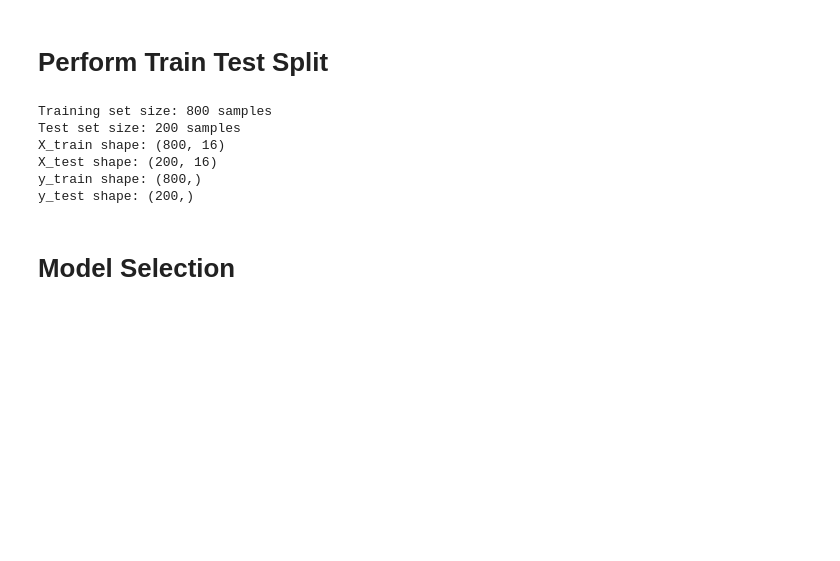
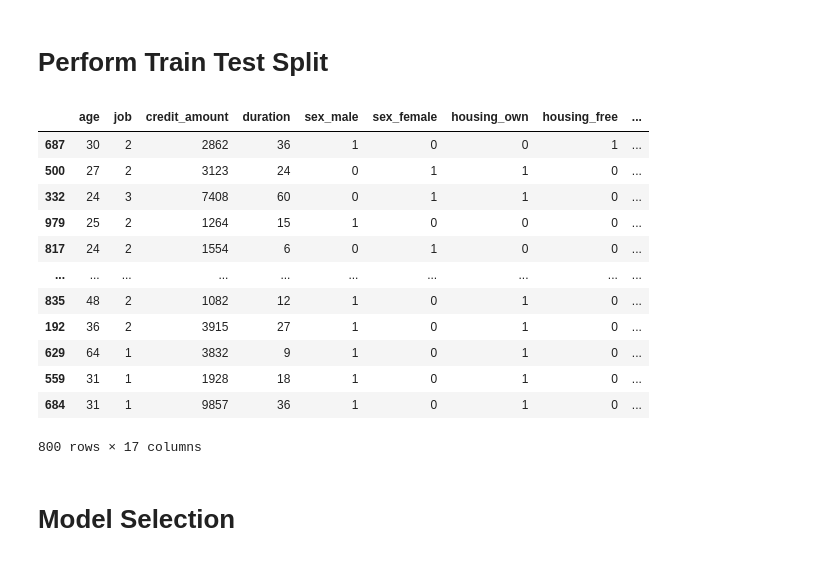
Before and after one commit to lora0412/ML-Model-Classification-for_German-Bank-Credit-Risk-Prediction, a Jupyter notebook: notebooks/German_Credit_Analysis_0619_toan.ipynb, the cells around one changed output. Saved outputs shown, nothing was run; the diff lists cells and outputs as text; code cells hidden in the pictures; blank space fills up the shorter version.

```diff
--- a/notebooks/German_Credit_Analysis_0619.ipynb
+++ b/notebooks/German_Credit_Analysis_0619_toan.ipynb
@@ -807,30 +827,29 @@ from sklearn.neighbors import KNeighborsClassifier
 from sklearn.metrics import accuracy_score, confusion_matrix, classification_report
 # %% [markdown]
 # Perform Train Test Split
-# %%
-# Separate features and target
-X = df_final.drop(columns=['risk'])
-y = df_final['risk']
-
-# Perform the train-test split
-X_train, X_test, y_train, y_test = train_test_split(X, y, test_size=0.2, random_state=0)
-
-# Check the sizes of the splits
-print(f"Training set size: {X_train.shape[0]} samples")
-print(f"Test set size: {X_test.shape[0]} samples")
-
-# Display the shapes of the splits to verify
-print(f"X_train shape: {X_train.shape}")
-print(f"X_test shape: {X_test.shape}")
-print(f"y_train shape: {y_train.shape}")
-print(f"y_test shape: {y_test.shape}")
-# %% [output]
-Training set size: 800 samples
-Test set size: 200 samples
-X_train shape: (800, 16)
-X_test shape: (200, 16)
-y_train shape: (800,)
-y_test shape: (200,)
+# %%
+# Separate features and target
+features = df_final.drop(columns=['risk'])
+target = df_final['risk']
+
+# Perform the train-test split
+X_train, X_test, y_train, y_test = train_test_split(features, target, test_size=0.2, random_state=0)
+# %%
+X_train
+# %% [output]
+|  | age | job | credit_amount | duration | sex_male | sex_female | housing_own | housing_free | ... |
+| 687 | 30 | 2 | 2862 | 36 | 1 | 0 | 0 | 1 | ... |
+| 500 | 27 | 2 | 3123 | 24 | 0 | 1 | 1 | 0 | ... |
+| 332 | 24 | 3 | 7408 | 60 | 0 | 1 | 1 | 0 | ... |
+| 979 | 25 | 2 | 1264 | 15 | 1 | 0 | 0 | 0 | ... |
+| 817 | 24 | 2 | 1554 | 6 | 0 | 1 | 0 | 0 | ... |
+| ... | ... | ... | ... | ... | ... | ... | ... | ... | ... |
+| 835 | 48 | 2 | 1082 | 12 | 1 | 0 | 1 | 0 | ... |
+| 192 | 36 | 2 | 3915 | 27 | 1 | 0 | 1 | 0 | ... |
+| 629 | 64 | 1 | 3832 | 9 | 1 | 0 | 1 | 0 | ... |
+| 559 | 31 | 1 | 1928 | 18 | 1 | 0 | 1 | 0 | ... |
+| 684 | 31 | 1 | 9857 | 36 | 1 | 0 | 1 | 0 | ... |
+800 rows × 17 columns
 # %% [markdown]
 # Model Selection
 # %% [markdown]
```
Also changed, not shown: parts of 7 cells of this notebook, 2 other files.
